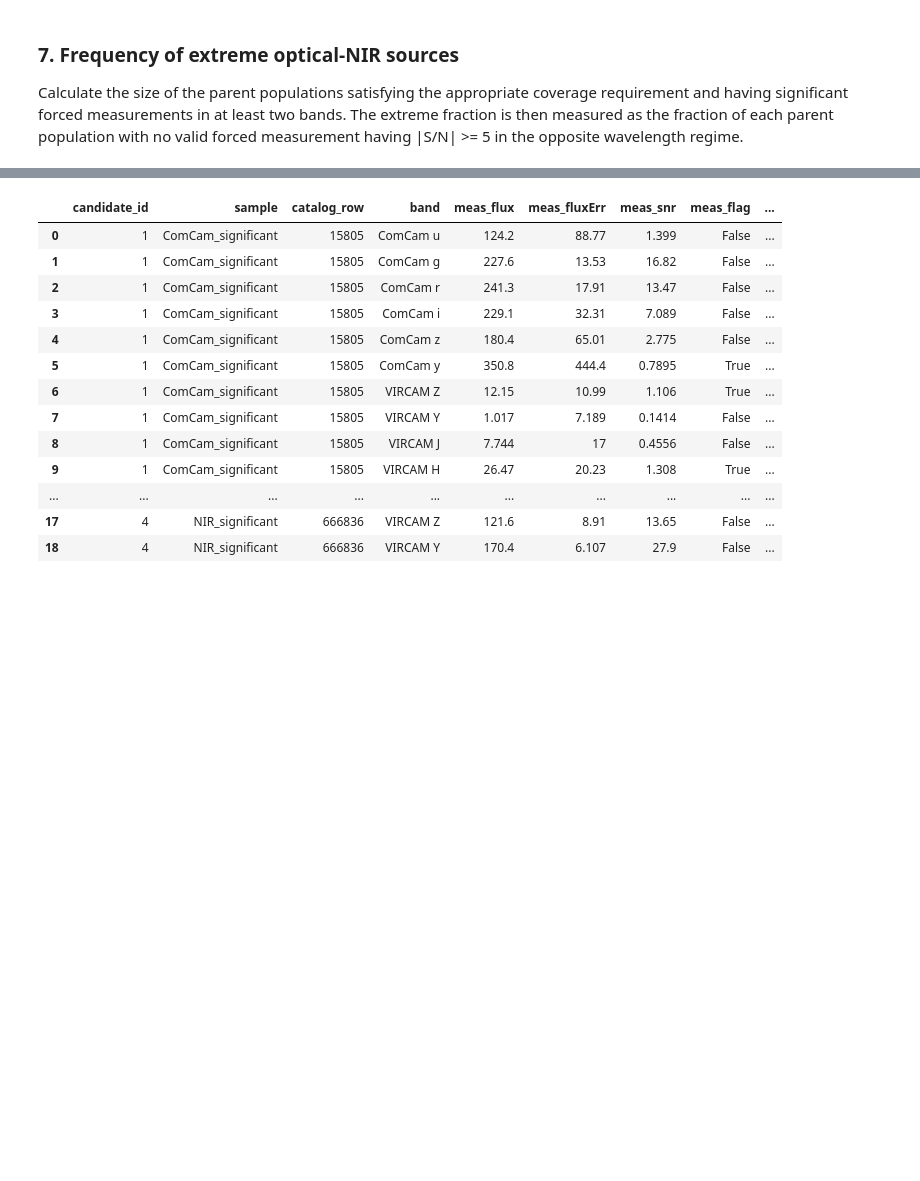
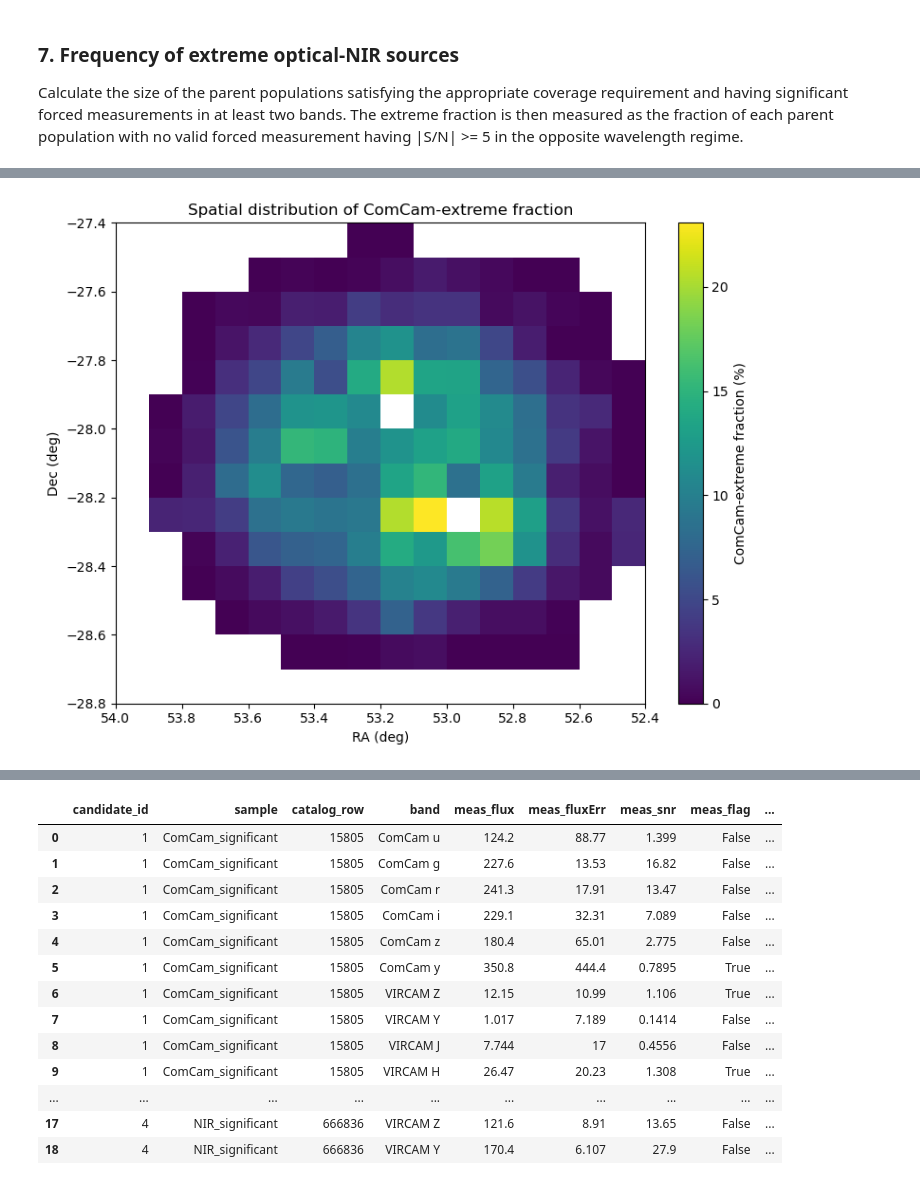
Before and after one commit to lsst-uk/lsst-ir-fusion, a Jupyter notebook: dmu5/dmu5_DP1/diagnostics/DP1_Source_Statistics.ipynb, the cells around one changed output, grey strips where cells are left out. Saved outputs shown, nothing was run; the diff lists cells and outputs as text; code cells hidden in the pictures; blank space fills up the shorter version.

Commit message:
Add coverage robustness tests

```diff
--- a/dmu5/dmu5_DP1/diagnostics/DP1_Source_Statistics.ipynb
+++ b/dmu5/dmu5_DP1/diagnostics/DP1_Source_Statistics.ipynb
@@ -561,0 +838,56 @@ Extreme fraction            : 3.12%
+# %%
+# ============================================================
+# Inverse test: spatial distribution of ComCam-extreme fraction
+# ============================================================
+
+opt_parent_mask = optical_parent & good_coord
+opt_extreme_mask = optical_extreme & good_coord
+
+H_opt_parent, _, _ = np.histogram2d(
+    ra_deg_diag[opt_parent_mask],
+    dec_deg_diag[opt_parent_mask],
+    bins=[ra_bins, dec_bins],
+)
+
+H_opt_extreme, _, _ = np.histogram2d(
+    ra_deg_diag[opt_extreme_mask],
+    dec_deg_diag[opt_extreme_mask],
+    bins=[ra_bins, dec_bins],
+)
+
+opt_fraction = np.full_like(
+    H_opt_parent,
+    np.nan,
+    dtype=float,
+)
+
+enough_opt = H_opt_parent >= 100
+
+opt_fraction[enough_opt] = (
+    100.0
+    * H_opt_extreme[enough_opt]
+    / H_opt_parent[enough_opt]
+)
+
+fig, ax = plt.subplots(figsize=(8, 6))
+
+mesh = ax.pcolormesh(
+    ra_bins,
+    dec_bins,
+    opt_fraction.T,
+    shading="auto",
+)
+
+cb = plt.colorbar(mesh, ax=ax)
+cb.set_label("ComCam-extreme fraction (%)")
+
+ax.set_xlabel("RA (deg)")
+ax.set_ylabel("Dec (deg)")
+ax.set_title("Spatial distribution of ComCam-extreme fraction")
+
+ax.invert_xaxis()
+
+plt.tight_layout()
+plt.show()
+# %% [output]
+[figure, added]
```
Also changed, not shown: parts of 26 cells of this notebook.
